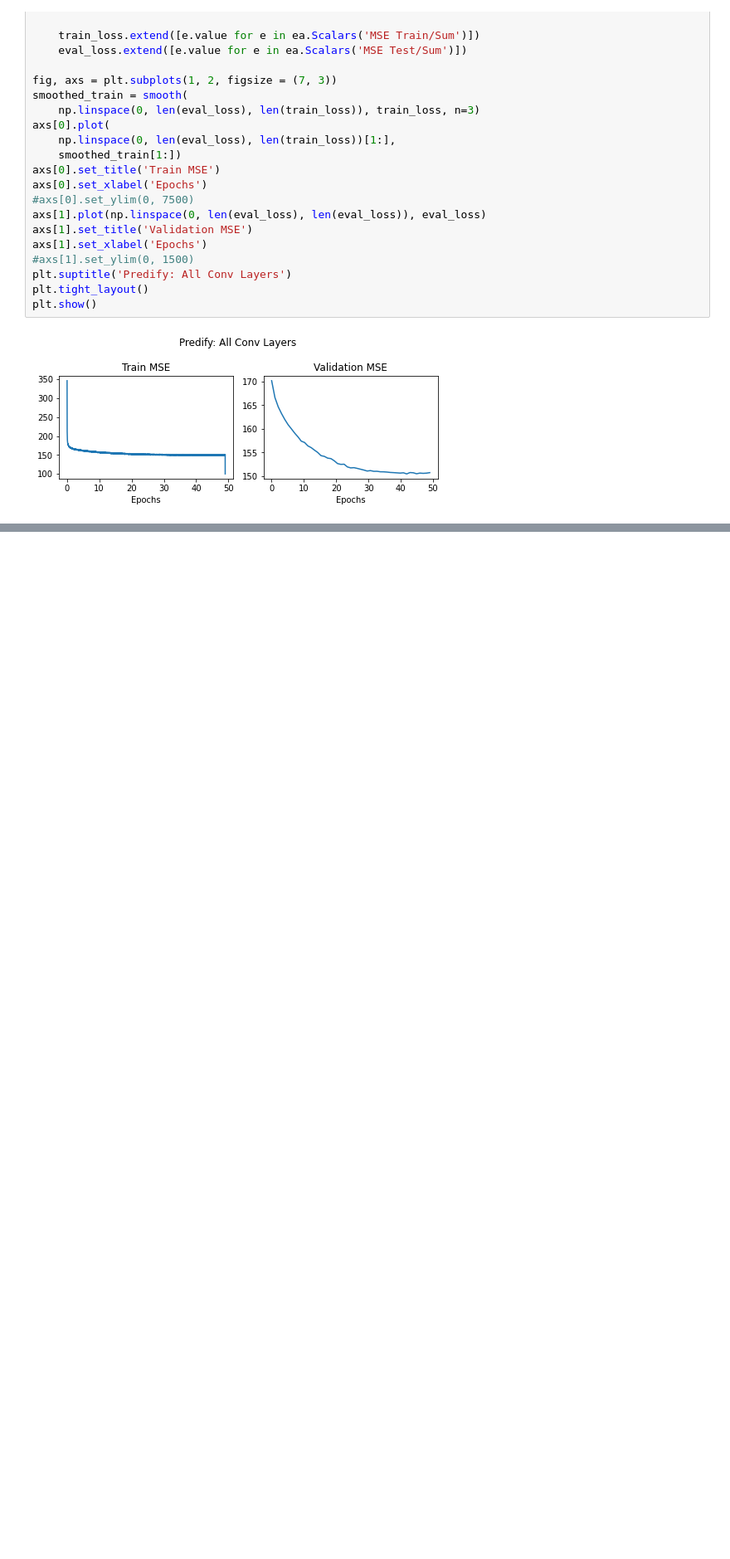
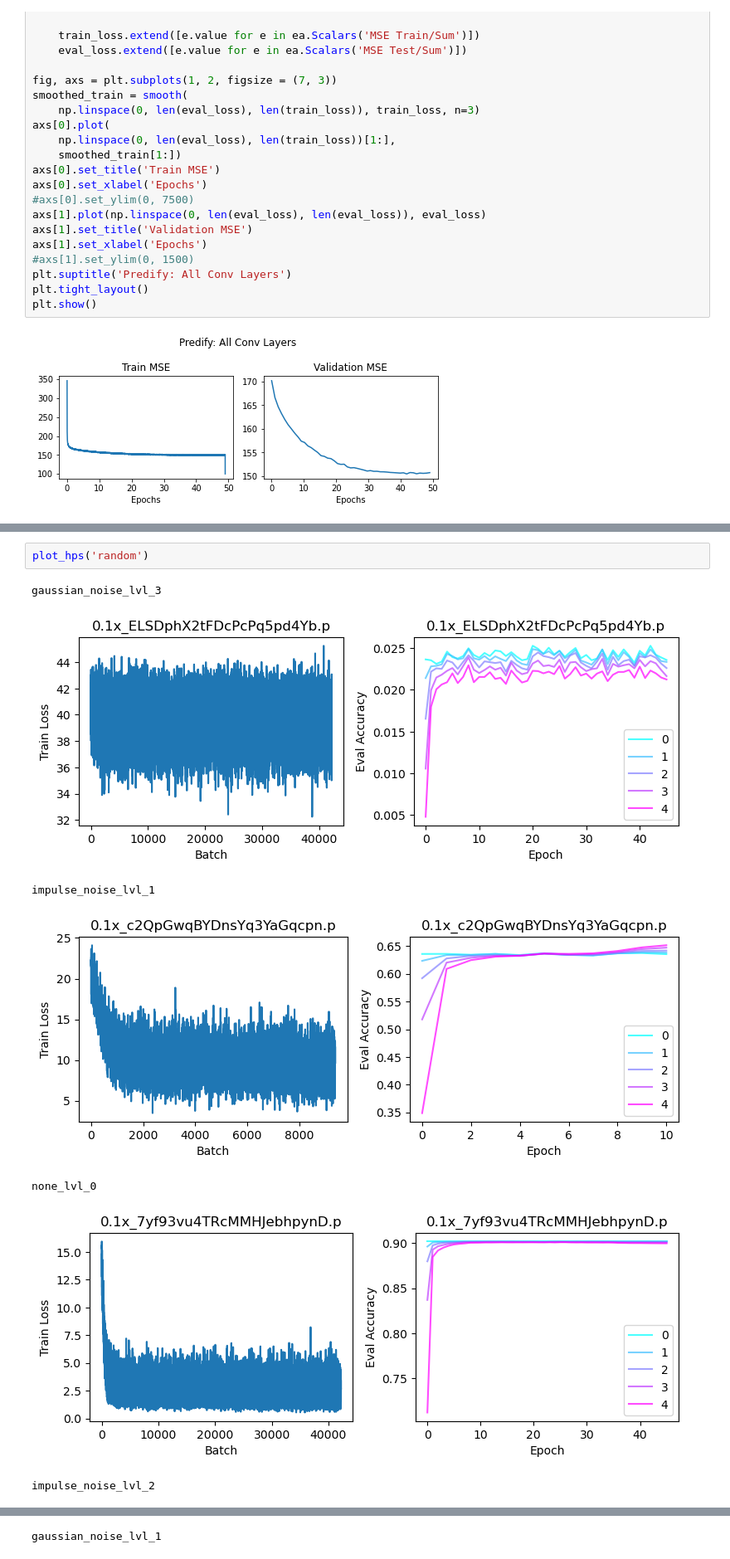
Before and after one commit to chingf/hallucnn-vision, a Jupyter notebook: 2-plot-training-curves.ipynb, the cells around one changed output, grey strips where cells are left out. Shown at 83% size. Drawn from its saved outputs; the diff is of its cells as text; blank space fills up the shorter version.

```diff
--- a/2-plot-training-curves.ipynb
+++ b/2-plot-training-curves.ipynb
@@ -157,0 +275,10 @@ plt.show()
+# %%
+plot_hps('random')
+# %% [output]
+gaussian_noise_lvl_3
+[figure, added]
+impulse_noise_lvl_1
+[figure, added]
+none_lvl_0
+[figure, added]
+impulse_noise_lvl_2
@@ -157,0 +286 @@ plt.show()
+gaussian_noise_lvl_1
```
Also changed, not shown: parts of 11 cells of this notebook, 1 other file.
